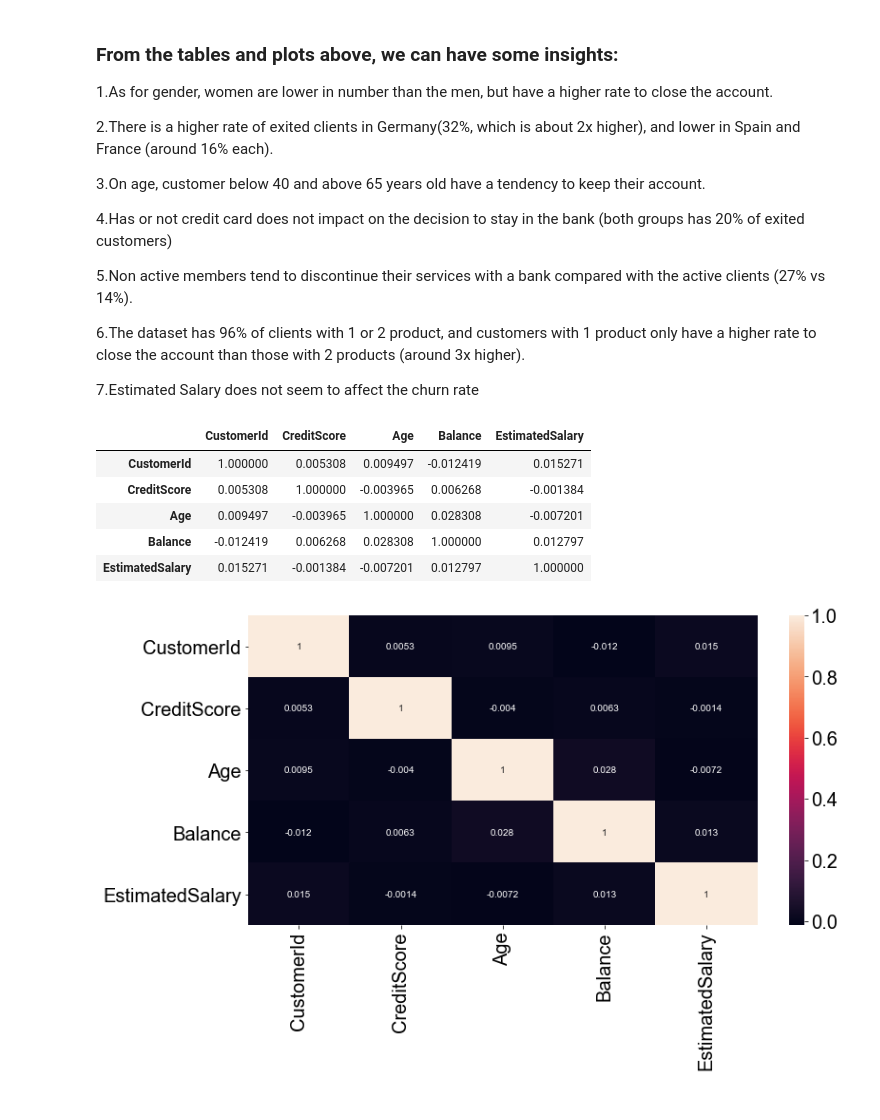
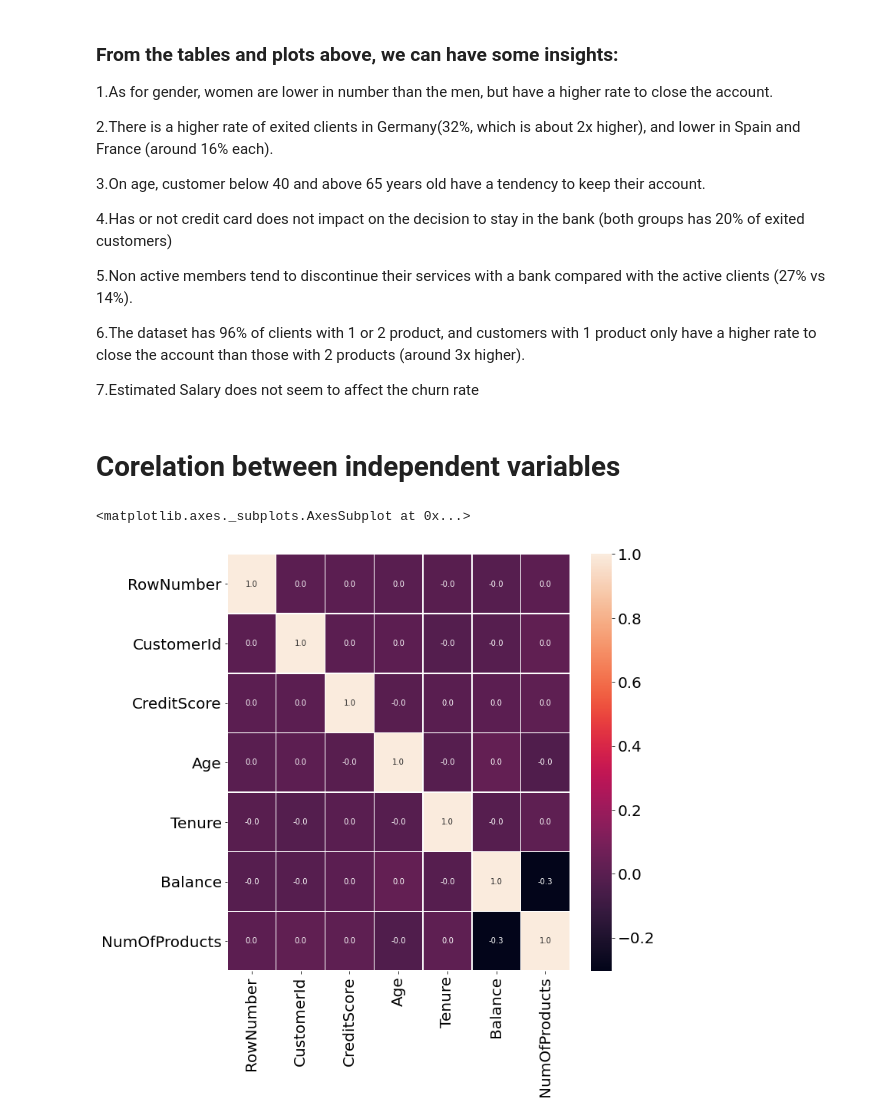
Before and after one commit to kavitamalviya/Bank-Customer-Churn-Analysis, a Jupyter notebook: Capstone2-checkpoint (1).ipynb, the cells around one changed output. Drawn from its saved outputs; the diff is of its cells as text; code cells hidden in the pictures.

```diff
--- a/Capstone2-checkpoint (1).ipynb
+++ b/Capstone2-checkpoint (1).ipynb
@@ -679,20 +679,12 @@ plt.legend()
 6.The dataset has 96% of clients with 1 or 2 product, and customers with 1 product only have a higher rate to close the account than those with 2 products (around 3x higher).
 
 7.Estimated Salary does not seem to affect the churn rate
-# %%
-df.corr()
-# %% [output]
-|  | CustomerId | CreditScore | Age | Balance | EstimatedSalary |
-| CustomerId | 1.000000 | 0.005308 | 0.009497 | -0.012419 | 0.015271 |
-| CreditScore | 0.005308 | 1.000000 | -0.003965 | 0.006268 | -0.001384 |
-| Age | 0.009497 | -0.003965 | 1.000000 | 0.028308 | -0.007201 |
-| Balance | -0.012419 | 0.006268 | 0.028308 | 1.000000 | 0.012797 |
-| EstimatedSalary | 0.015271 | -0.001384 | -0.007201 | 0.012797 | 1.000000 |
-# %%
-plt.figure(figsize=(12,6))
-
-ax = sns.heatmap(df.corr(),annot=True)
-
-sns.set(font_scale=1) # set fontsizeplt.scatter(df.corr)
-# %% [output]
-[figure, removed]
+# %% [markdown]
+# Corelation between independent variables
+# %%
+data=pd.read_csv("C:/Users/umalviya/Desktop/Churn Modeling.csv")
+f,ax = plt.subplots(figsize=(10, 10))
+sns.heatmap(data.iloc[:,:10].corr(), annot=True, linewidths=.5, fmt= '.1f',ax=ax)
+# %% [output]
+<matplotlib.axes._subplots.AxesSubplot at 0x...>
+[figure, added]
```
